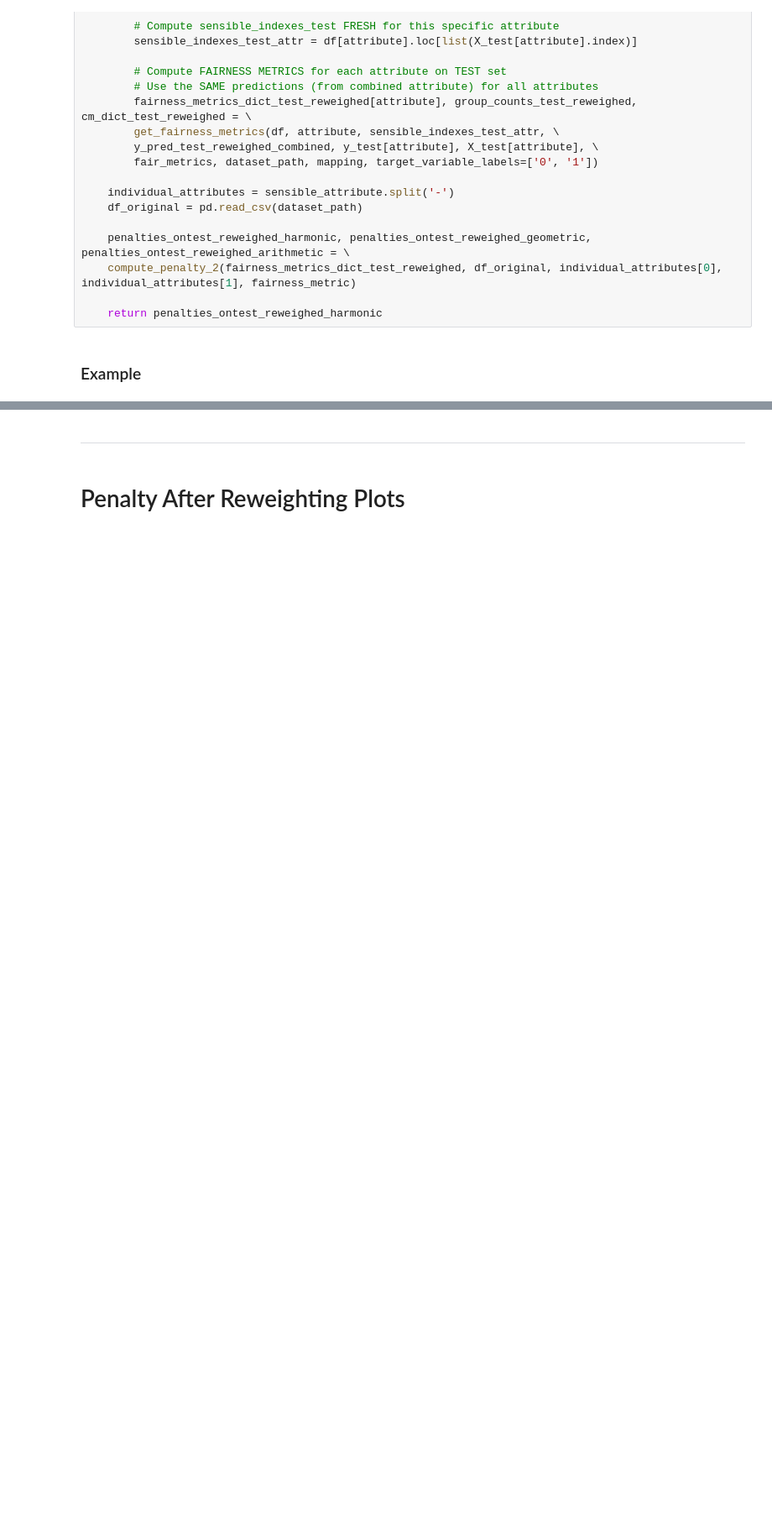
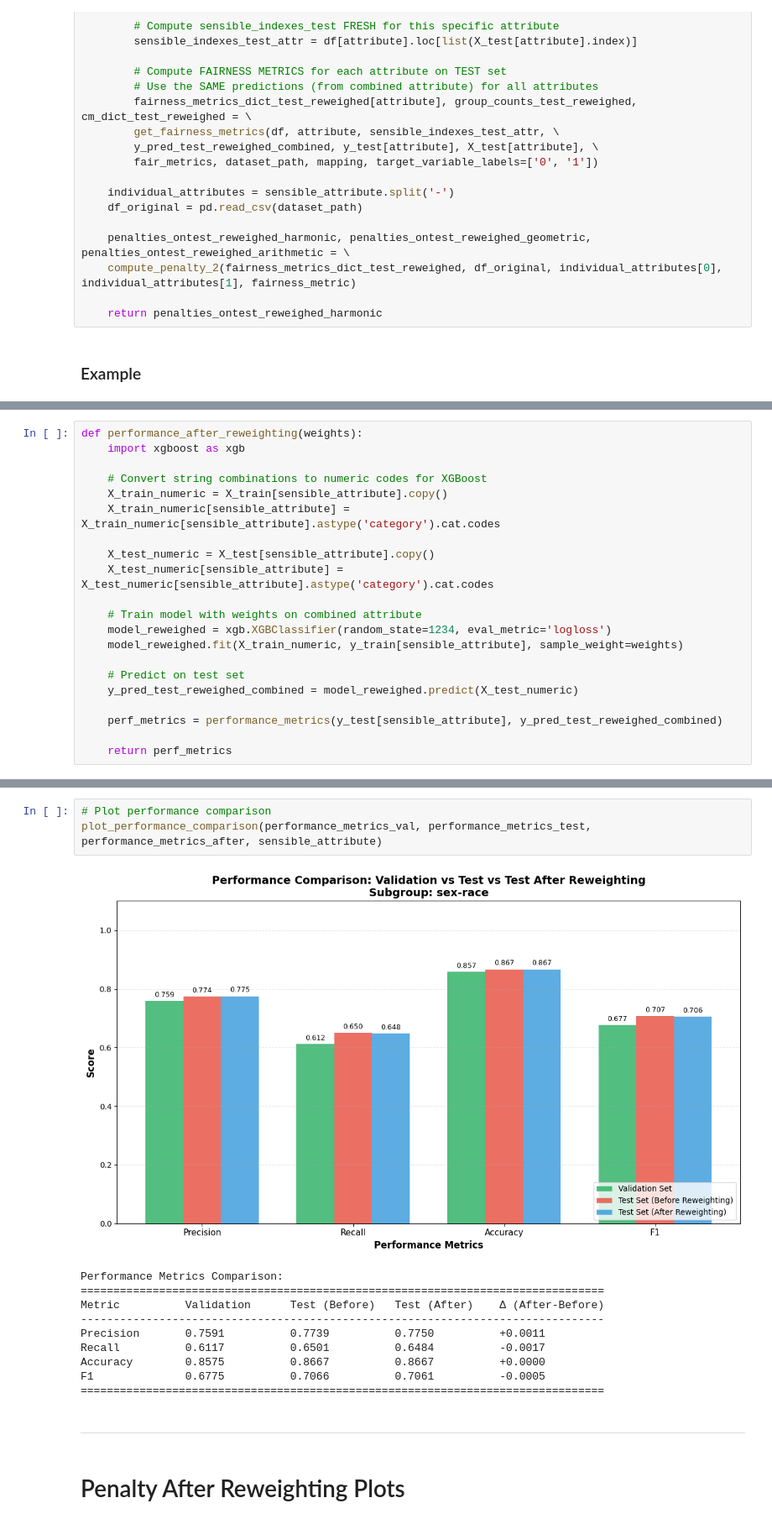
Before and after one commit to rolss/Fairness-in-data, a Jupyter notebook: Base Code/base_models/Reweight_Census_BINARY Model CB.ipynb, the cells around one changed output, grey strips where cells are left out. Shown at 84% size. Cells and saved outputs as stored; diff of their text form; blank space fills up the shorter version.

```diff
--- a/Base Code/base_models/Reweight_Census_BINARY Model CB.ipynb
+++ b/Base Code/base_models/Reweight_Census_BINARY Model CB.ipynb
@@ -474,0 +479,21 @@ compute_penalties_after_reweighting(weights_notsized, 'FPN')
+# %%
+def performance_after_reweighting(weights):
+    import xgboost as xgb
+
+    # Convert string combinations to numeric codes for XGBoost
+    X_train_numeric = X_train[sensible_attribute].copy()
+    X_train_numeric[sensible_attribute] = X_train_numeric[sensible_attribute].astype('category').cat.codes
+
+    X_test_numeric = X_test[sensible_attribute].copy()
+    X_test_numeric[sensible_attribute] = X_test_numeric[sensible_attribute].astype('category').cat.codes
+
+    # Train model with weights on combined attribute
+    model_reweighed = xgb.XGBClassifier(random_state=1234, eval_metric='logloss')
+    model_reweighed.fit(X_train_numeric, y_train[sensible_attribute], sample_weight=weights)
+
+    # Predict on test set
+    y_pred_test_reweighed_combined = model_reweighed.predict(X_test_numeric)
+
+    perf_metrics = performance_metrics(y_test[sensible_attribute], y_pred_test_reweighed_combined)
+
+    return perf_metrics
@@ -475,3 +512,17 @@ compute_penalties_after_reweighting(weights_notsized, 'FPN')
+# %%
+# Plot performance comparison
+plot_performance_comparison(performance_metrics_val, performance_metrics_test, performance_metrics_after, sensible_attribute)
+# %% [output]
+[figure, added]
+Performance Metrics Comparison:
+================================================================================
+Metric          Validation      Test (Before)   Test (After)    Δ (After-Before)
+--------------------------------------------------------------------------------
+Precision       0.7591          0.7739          0.7750          +0.0011
+Recall          0.6117          0.6501          0.6484          -0.0017
+Accuracy        0.8575          0.8667          0.8667          +0.0000
+F1              0.6775          0.7066          0.7061          -0.0005
+================================================================================
 # %% [markdown]
 ---
 # %% [markdown]
```
Also changed, not shown: parts of 15 cells of this notebook, 11 other files.
